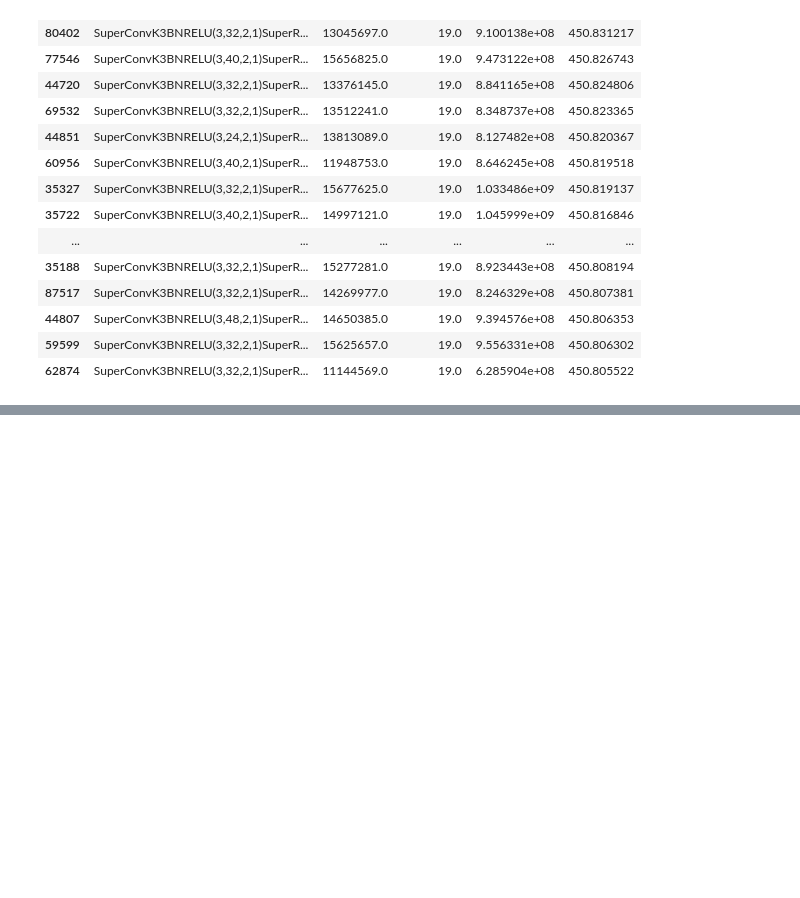
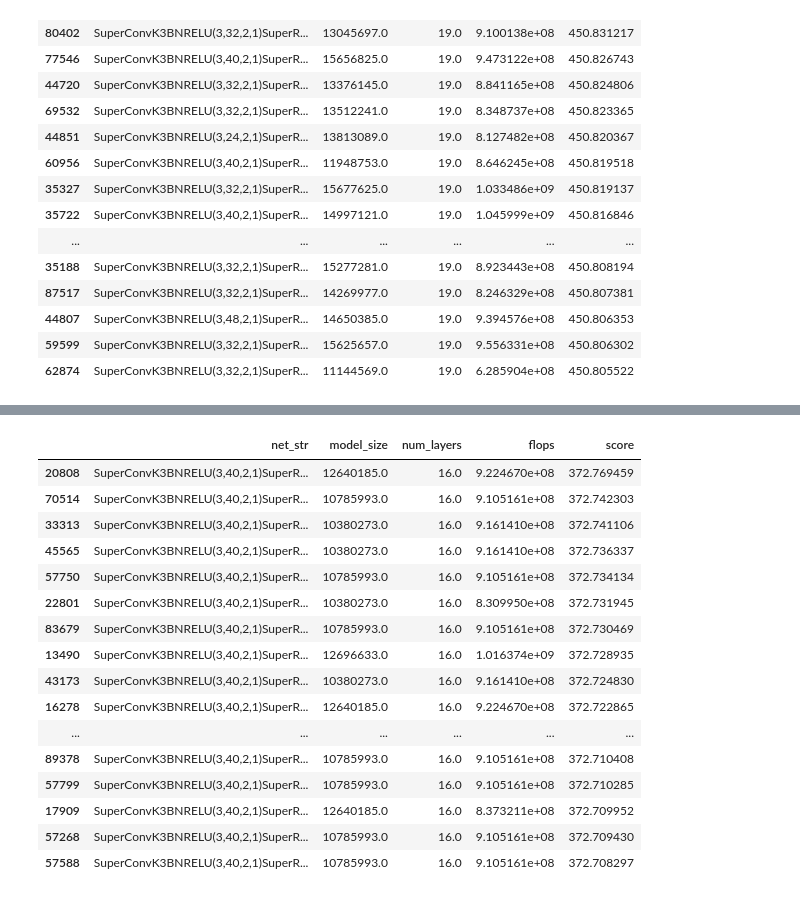
Before and after one commit to ondratybl/VKDNW, a Jupyter notebook: NB201/tss_choose_best.ipynb, the cells around one changed output, grey strips where cells are left out. Saved outputs shown, nothing was run; the diff lists cells and outputs as text; code cells hidden in the pictures; blank space fills up the shorter version.

```diff
--- a/NB201/tss_choose_best.ipynb
+++ b/NB201/tss_choose_best.ipynb
@@ -1198,0 +1215,32 @@ run[['net_str', 'model_size', 'num_layers', 'flops', 'score']].sort_values('scor
+# %%
+import wandb
+import numpy as np
+import pandas as pd
+api_wandb = wandb.Api()
+run = pd.DataFrame(api_wandb.run('nazderaze/VKDNW/1jfl59f2').scan_history()) # VKDNW_NEVERGRAD_L16_NgIohTuned_9336800
+
+for col in run.columns:
+    if col != 'net_str':
+        run[col] = run[col].astype('float')
+
+run[['net_str', 'model_size', 'num_layers', 'flops', 'score']].sort_values('score', ascending=False).head(20)
+
+'SuperConvK3BNRELU(3,40,2,1)SuperResIDWE2K3(40,112,2,48,1)SuperResIDWE1K7(112,24,2,48,3)SuperResIDWE1K5(24,48,1,104,4)SuperResIDWE1K5(48,144,2,48,3)SuperResIDWE4K5(144,680,2,152,3)SuperConvK1BNRELU(680,2048,1,1)' # NEVERGRAD_NgIohTuned_L16_a
+# %% [output]
+|  | net_str | model_size | num_layers | flops | score |
+| 20808 | SuperConvK3BNRELU(3,40,2,1)SuperR... | 12640185.0 | 16.0 | 9.224670e+08 | 372.769459 |
+| 70514 | SuperConvK3BNRELU(3,40,2,1)SuperR... | 10785993.0 | 16.0 | 9.105161e+08 | 372.742303 |
+| 33313 | SuperConvK3BNRELU(3,40,2,1)SuperR... | 10380273.0 | 16.0 | 9.161410e+08 | 372.741106 |
+| 45565 | SuperConvK3BNRELU(3,40,2,1)SuperR... | 10380273.0 | 16.0 | 9.161410e+08 | 372.736337 |
+| 57750 | SuperConvK3BNRELU(3,40,2,1)SuperR... | 10785993.0 | 16.0 | 9.105161e+08 | 372.734134 |
+| 22801 | SuperConvK3BNRELU(3,40,2,1)SuperR... | 10380273.0 | 16.0 | 8.309950e+08 | 372.731945 |
+| 83679 | SuperConvK3BNRELU(3,40,2,1)SuperR... | 10785993.0 | 16.0 | 9.105161e+08 | 372.730469 |
+| 13490 | SuperConvK3BNRELU(3,40,2,1)SuperR... | 12696633.0 | 16.0 | 1.016374e+09 | 372.728935 |
+| 43173 | SuperConvK3BNRELU(3,40,2,1)SuperR... | 10380273.0 | 16.0 | 9.161410e+08 | 372.724830 |
+| 16278 | SuperConvK3BNRELU(3,40,2,1)SuperR... | 12640185.0 | 16.0 | 9.224670e+08 | 372.722865 |
+| ... | ... | ... | ... | ... | ... |
+| 89378 | SuperConvK3BNRELU(3,40,2,1)SuperR... | 10785993.0 | 16.0 | 9.105161e+08 | 372.710408 |
+| 57799 | SuperConvK3BNRELU(3,40,2,1)SuperR... | 10785993.0 | 16.0 | 9.105161e+08 | 372.710285 |
+| 17909 | SuperConvK3BNRELU(3,40,2,1)SuperR... | 12640185.0 | 16.0 | 8.373211e+08 | 372.709952 |
+| 57268 | SuperConvK3BNRELU(3,40,2,1)SuperR... | 10785993.0 | 16.0 | 9.105161e+08 | 372.709430 |
+| 57588 | SuperConvK3BNRELU(3,40,2,1)SuperR... | 10785993.0 | 16.0 | 9.105161e+08 | 372.708297 |
```
Also changed, not shown: parts of 3 cells of this notebook, 1 other file.
